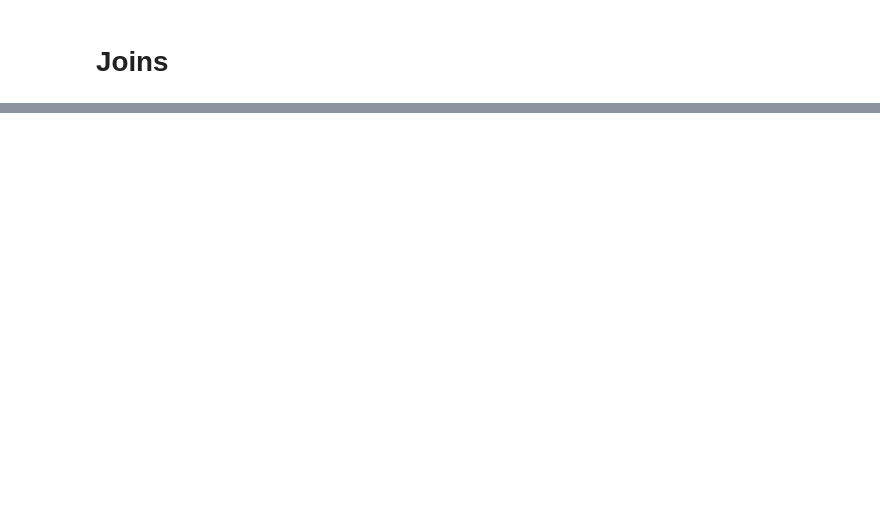
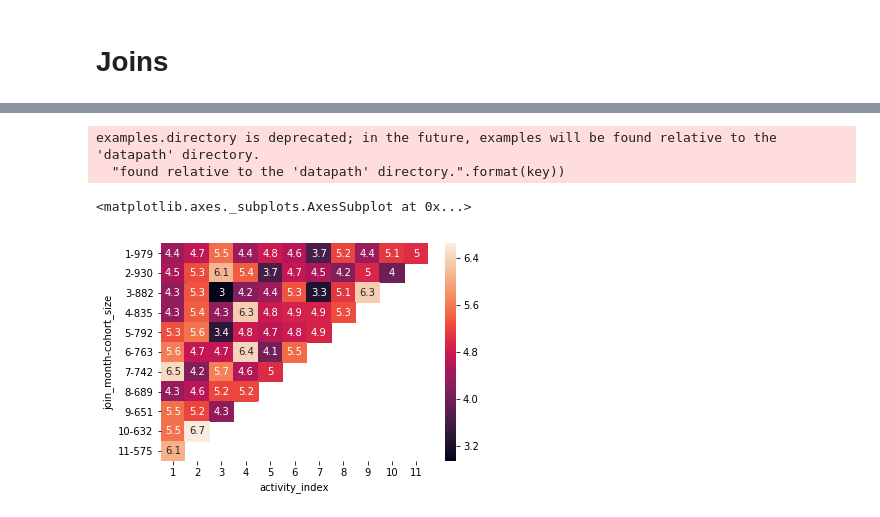
Before and after one commit to raphaelvannson/interviewprep, a Jupyter notebook: jupyter/pandas_prep.ipynb, the cells around one changed output, grey strips where cells are left out. Cells and saved outputs as stored; diff of their text form; code cells hidden in the pictures; blank space fills up the shorter version.

Commit message:
Added joins and range retention example

```diff
--- a/jupyter/pandas_prep.ipynb
+++ b/jupyter/pandas_prep.ipynb
@@ -264,0 +451,11 @@ df.plot()
+# %%
+# Count cohort sizes
+
+cohort_sizes_df = cohorts_df \
+.groupby('join_month')['customerid'] \
+.agg('count') \
+.rename('cohort_size') \
+.pipe(pd.DataFrame) \
+.reset_index()
+
+cohort_sizes_df
@@ -264,0 +509,12 @@ df.plot()
+# %%
+# Count the number of returning customers
+# per cohort, per month
+
+activity_size_df = df \
+.groupby(['join_month', 'activity_index'])['customerid'] \
+.agg('count') \
+.rename('activity_size') \
+.pipe(pd.DataFrame) \
+.reset_index()
+
+activity_size_df.head()
@@ -264,0 +528,12 @@ df.plot()
+# %%
+# Calculate the retention rate
+# per month after activation for each cohort
+
+retention_df = pd.merge(cohort_sizes_df, activity_size_df,
+        how = 'inner',
+        left_on = 'join_month',
+        right_on = 'join_month')
+
+
+retention_df['retention_rate'] = round(retention_df['activity_size'] / retention_df['cohort_size'] * 100, 2)
+retention_df.head()
@@ -264,0 +547,6 @@ df.plot()
+# %%
+retention_tbl = retention_df \
+.drop('activity_size', axis=1) \
+.pivot_table('retention_rate', ['join_month', 'cohort_size'], 'activity_index')
+
+retention_tbl.style.background_gradient(cmap = 'Wistia')
@@ -264,0 +567,9 @@ df.plot()
+# %%
+# Alternative option to render table
+import seaborn as sns
+sns.heatmap(retention_tbl, annot=True)
+# %% [output]
+examples.directory is deprecated; in the future, examples will be found relative to the 'datapath' directory.
+  "found relative to the 'datapath' directory.".format(key))
+<matplotlib.axes._subplots.AxesSubplot at 0x...>
+[figure, added]
```
Also changed, not shown: parts of 25 cells of this notebook.
